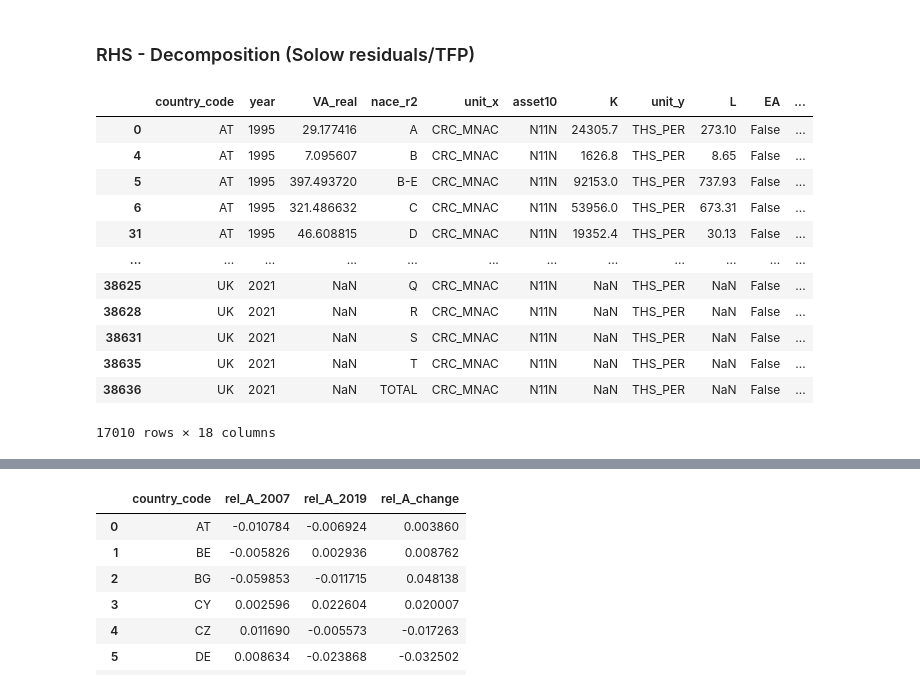
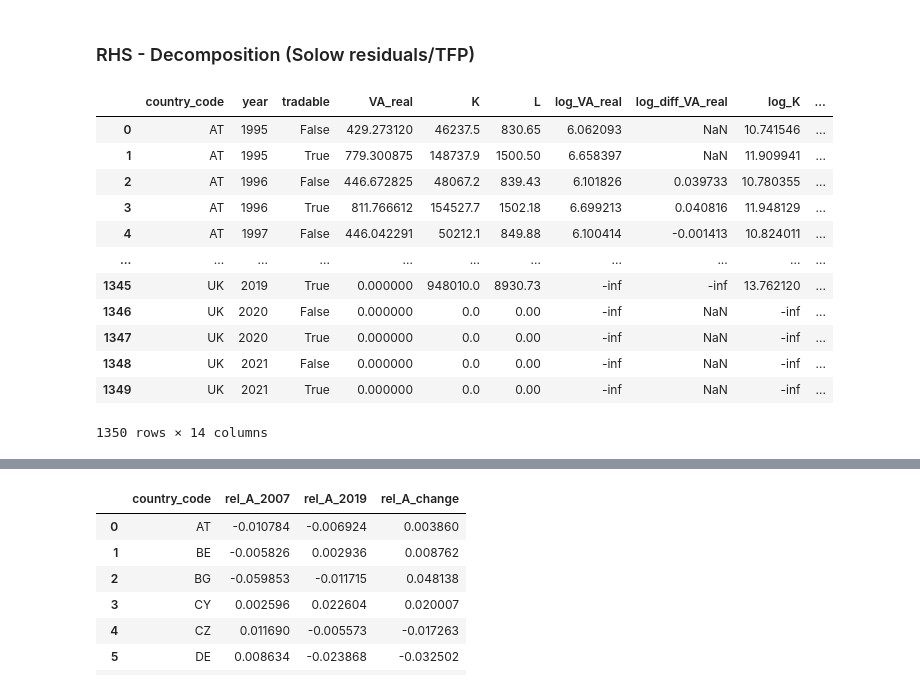
Before and after one commit to JanPintera/cee_competitiveness, a Jupyter notebook: RULC_decomposition.ipynb, the cells around one changed output, grey strips where cells are left out. Saved outputs shown, nothing was run; the diff lists cells and outputs as text; code cells hidden in the pictures.

```diff
--- a/RULC_decomposition.ipynb
+++ b/RULC_decomposition.ipynb
@@ -840,46 +790,28 @@ rulc_change_07_21
 # 3.5: vTFPklemsh "TFP, labour hours, capital serv., unadj. for profits, 2010=100"
 # this again suggest one should be an index
 # %%
-# TODO: check the data sources!!!! (especially K!)
 def get_solow_residuals(df, tradability = False):
     # Productivity - TFP via Sollow residuals, some notes: https://www.wiwi.hu-berlin.de/de/professuren/vwl/wtm2/forschung/burdasevergnini-2014.pdf
+    # This is what Piton uses for her TFP definition (both simple and complex). Includes : https://www.nber.org/system/files/working_papers/w31006/w31006.pdf
     # Using the Tornquish specification:
 
-    alpha = 0.33
+    if tradability:
+        df = df.groupby(['country_code', 'year', 'tradable'])[['VA_real', 'K', 'L']].sum().reset_index()
+
+    alpha = 0.33 # TODO: check
     for col in ['VA_real', 'K', 'L']:
         df[f'log_{col}'] = np.log(df[col])
 
         if tradability:
+            df[f'log_diff_{col}'] = df.groupby(['country_code', 'tradable'])[f'log_{col}'].diff()
+        else:
             df[f'log_diff_{col}'] = df.groupby(['country_code', 'nace_r2'])[f'log_{col}'].diff()
-        else:
-            df[f'log_diff_{col}'] = df.groupby(['country_code', 'tradable'])[f'log_{col}'].diff()
 
 
     # Törnqvist specification:
     df['A'] = df["log_diff_VA_real"] - (alpha*df["log_diff_K"] + (1-alpha)*df["log_diff_L"])
-    #return df[['country_code', 'year', 'EA', 'nace_r2', 'tradable', 'K', 'L', 'VA_real','A']]
+    df['cumulated_A'] = df['A'].cumsum()
     return df
-# %%
-def get_solow_residuals(df, tradability = False):
-    # Productivity - TFP via Sollow residuals, some notes: https://www.wiwi.hu-berlin.de/de/professuren/vwl/wtm2/forschung/burdasevergnini-2014.pdf
-    # Using the Tornquish specification:
-
-    if tradability:
-        df = df.groupby(['country_code', 'year', 'tradable'])[['VA_real', 'K', 'L']].sum().reset_index()
-
-    alpha = 0.33 # TODO: check
-    for col in ['VA_real', 'K', 'L']:
-        df[f'log_{col}'] = np.log(df[col])
-
-        if tradability:
-            df[f'log_diff_{col}'] = df.groupby(['country_code', 'tradable'])[f'log_{col}'].diff()
-        else:
-            df[f'log_diff_{col}'] = df.groupby(['country_code', 'nace_r2'])[f'log_{col}'].diff()
-
-
-    # Törnqvist specification:
-    df['A'] = df["log_diff_VA_real"] - (alpha*df["log_diff_K"] + (1-alpha)*df["log_diff_L"])
-    return df
 # %%
 def is_in_eurozone(row, ea):
     members = ea.get_eurozone_members(row['year'])
@@ -898,28 +830,28 @@ def is_tradable(row):
 # %%
 # TODO: using EA averages here as nama_10_nfa_st does not contain EA agg, use avg.for ULC itself!!
 tfp_df = nama_df[["country_code", "year", "VA_real", "nace_r2"]]
 tfp_df = tfp_df.merge(nama_10_nfa_st, on=['country_code', 'year', 'nace_r2'])
 tfp_df = tfp_df.merge(nama_10_nfa_e, on=['country_code', 'year', 'nace_r2'])
 
 #tfp_df = tfp_df[tfp_df['nace_r2'] == 'C'] # NOTE: very important, now I concentrate on manufacturing only
 tfp_df['EA'] = tfp_df.apply(lambda x: is_in_eurozone(x, ea=eurozone), axis=1)
 tfp_df['tradable'] = tfp_df.apply(lambda x: is_tradable(x), axis=1)
 tfp_df = tfp_df[~tfp_df['nace_r2'].str.contains('\d')] # Filtering too detailed NACE categories
 
 tfp_nace = get_solow_residuals(tfp_df)
 tfp_T = get_solow_residuals(tfp_df, tradability=True)
-tfp_nace
+tfp_T
 # %% [output]
-|  | country_code | year | VA_real | nace_r2 | unit_x | asset10 | K | unit_y | L | EA | ... |
-| 0 | AT | 1995 | 29.177416 | A | CRC_MNAC | N11N | 24305.7 | THS_PER | 273.10 | False | ... |
-| 4 | AT | 1995 | 7.095607 | B | CRC_MNAC | N11N | 1626.8 | THS_PER | 8.65 | False | ... |
-| 5 | AT | 1995 | 397.493720 | B-E | CRC_MNAC | N11N | 92153.0 | THS_PER | 737.93 | False | ... |
-| 6 | AT | 1995 | 321.486632 | C | CRC_MNAC | N11N | 53956.0 | THS_PER | 673.31 | False | ... |
-| 31 | AT | 1995 | 46.608815 | D | CRC_MNAC | N11N | 19352.4 | THS_PER | 30.13 | False | ... |
-| ... | ... | ... | ... | ... | ... | ... | ... | ... | ... | ... | ... |
-| 38625 | UK | 2021 | NaN | Q | CRC_MNAC | N11N | NaN | THS_PER | NaN | False | ... |
-| 38628 | UK | 2021 | NaN | R | CRC_MNAC | N11N | NaN | THS_PER | NaN | False | ... |
-| 38631 | UK | 2021 | NaN | S | CRC_MNAC | N11N | NaN | THS_PER | NaN | False | ... |
-| 38635 | UK | 2021 | NaN | T | CRC_MNAC | N11N | NaN | THS_PER | NaN | False | ... |
-| 38636 | UK | 2021 | NaN | TOTAL | CRC_MNAC | N11N | NaN | THS_PER | NaN | False | ... |
+|  | country_code | year | tradable | VA_real | K | L | log_VA_real | log_diff_VA_real | log_K | ... |
+| 0 | AT | 1995 | False | 429.273120 | 46237.5 | 830.65 | 6.062093 | NaN | 10.741546 | ... |
+| 1 | AT | 1995 | True | 779.300875 | 148737.9 | 1500.50 | 6.658397 | NaN | 11.909941 | ... |
+| 2 | AT | 1996 | False | 446.672825 | 48067.2 | 839.43 | 6.101826 | 0.039733 | 10.780355 | ... |
+| 3 | AT | 1996 | True | 811.766612 | 154527.7 | 1502.18 | 6.699213 | 0.040816 | 11.948129 | ... |
+| 4 | AT | 1997 | False | 446.042291 | 50212.1 | 849.88 | 6.100414 | -0.001413 | 10.824011 | ... |
+| ... | ... | ... | ... | ... | ... | ... | ... | ... | ... | ... |
+| 1345 | UK | 2019 | True | 0.000000 | 948010.0 | 8930.73 | -inf | -inf | 13.762120 | ... |
+| 1346 | UK | 2020 | False | 0.000000 | 0.0 | 0.00 | -inf | NaN | -inf | ... |
+| 1347 | UK | 2020 | True | 0.000000 | 0.0 | 0.00 | -inf | NaN | -inf | ... |
+| 1348 | UK | 2021 | False | 0.000000 | 0.0 | 0.00 | -inf | NaN | -inf | ... |
+| 1349 | UK | 2021 | True | 0.000000 | 0.0 | 0.00 | -inf | NaN | -inf | ... |
-17010 rows × 18 columns
+1350 rows × 14 columns
```
Also changed, not shown: parts of 8 cells of this notebook, 1 other file.
